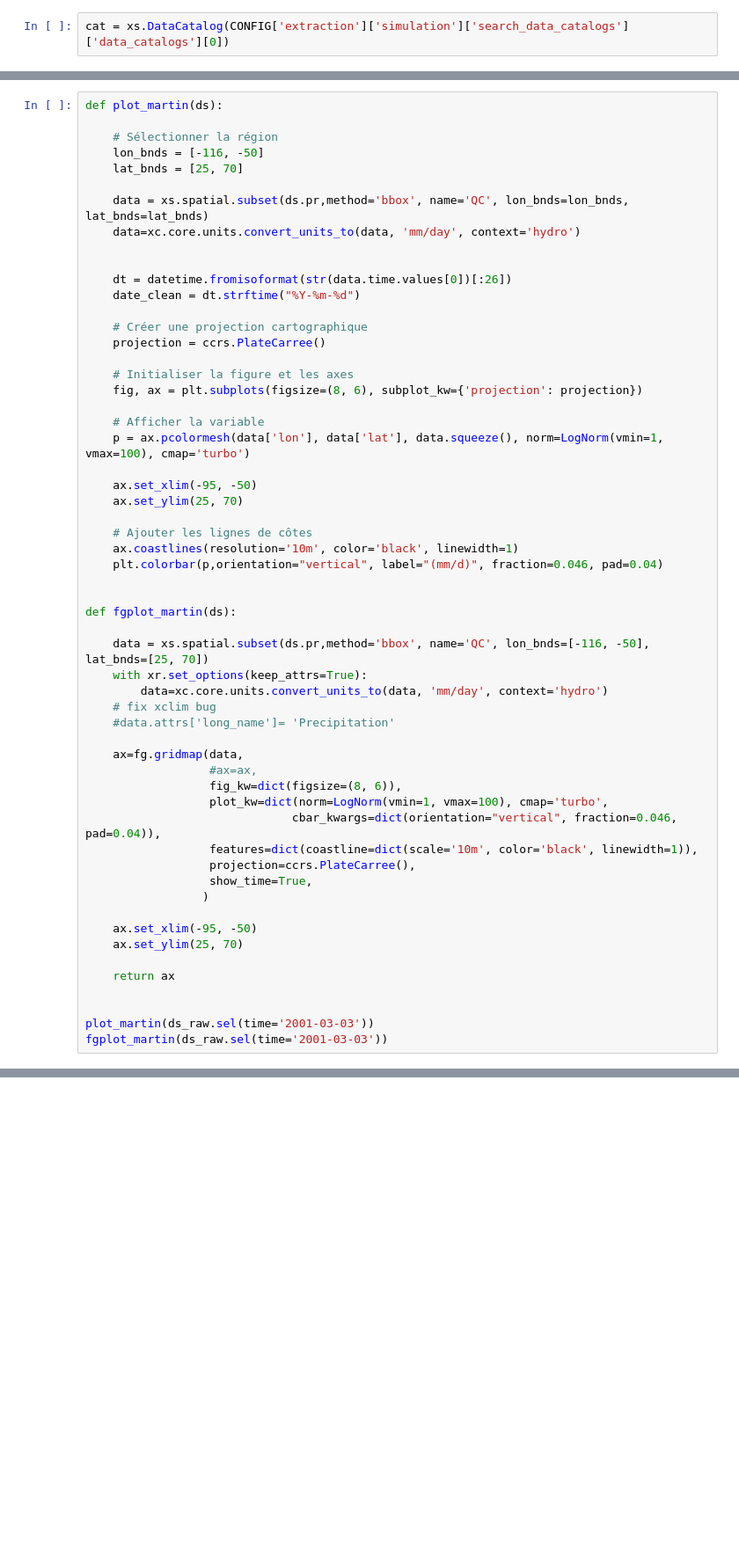
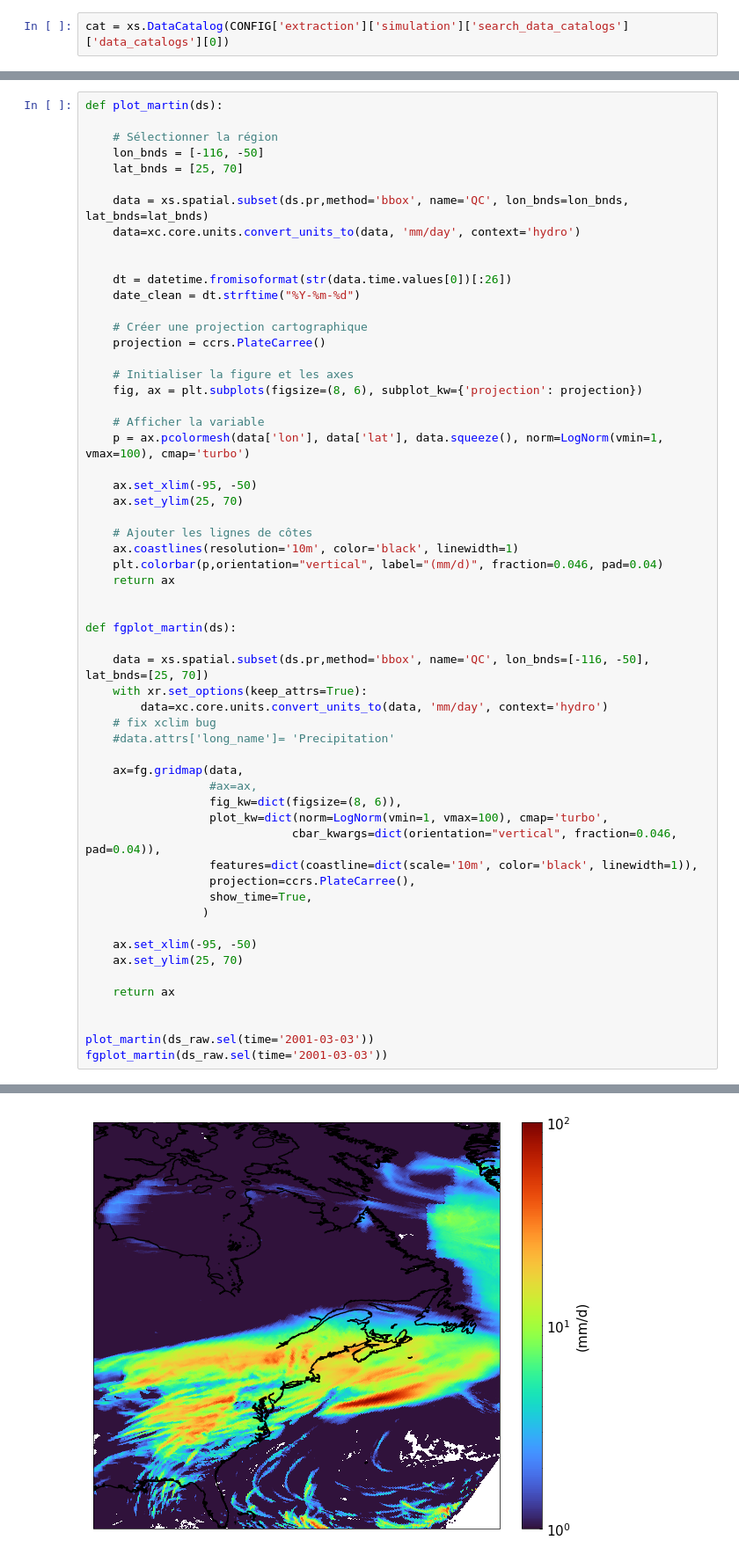
Before and after one commit to Ouranosinc/ESPO-G, a Jupyter notebook: notebooks/ESPO-R.ipynb, the cells around one changed output, grey strips where cells are left out. Shown at 88% size. Saved outputs shown, nothing was run; the diff lists cells and outputs as text; blank space fills up the shorter version.

```diff
--- a/notebooks/ESPO-R.ipynb
+++ b/notebooks/ESPO-R.ipynb
@@ -53,6 +137,7 @@ def plot_martin(ds):
     # Ajouter les lignes de côtes
     ax.coastlines(resolution='10m', color='black', linewidth=1)
     plt.colorbar(p,orientation="vertical", label="(mm/d)", fraction=0.046, pad=0.04)
+    return ax
 
 
 def fgplot_martin(ds):
@@ -81,3 +166,4 @@ def fgplot_martin(ds):
 
 plot_martin(ds_raw.sel(time='2001-03-03'))
 fgplot_martin(ds_raw.sel(time='2001-03-03'))
+# %% [output]
@@ -83,0 +173 @@ fgplot_martin(ds_raw.sel(time='2001-03-03'))
+[figure, added]
```
Also changed, not shown: parts of 14 cells of this notebook, 8 other files.
